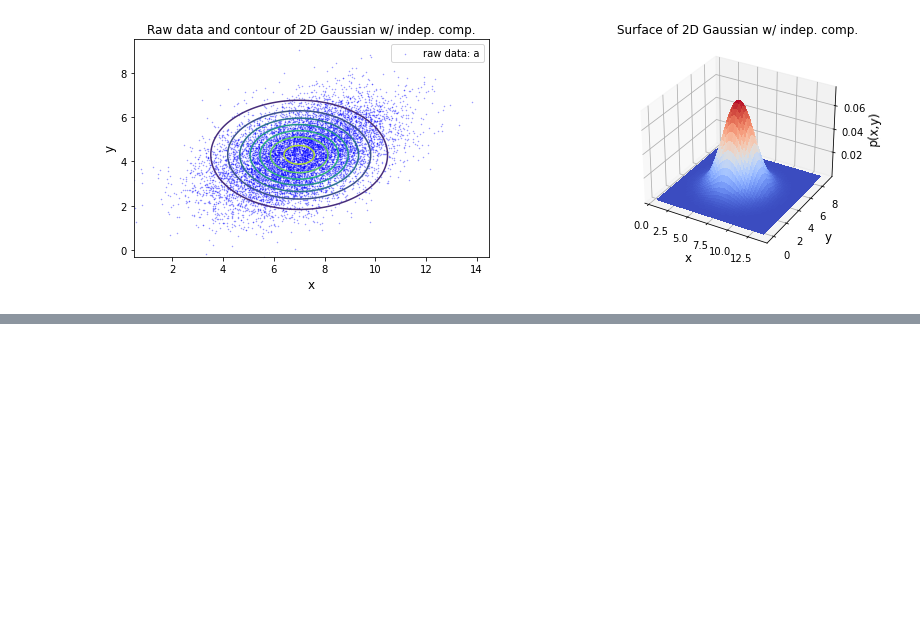
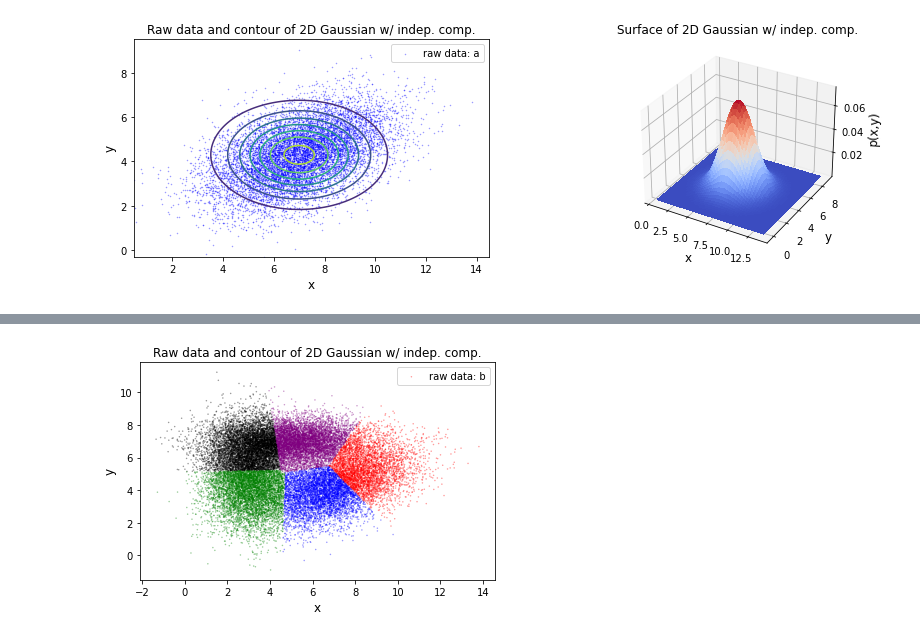
Before and after one commit to MarcoLandtHayen/exercises_patt_recog, a Jupyter notebook: notebooks/python/Practice_Sheet_4.ipynb, the cells around one changed output, grey strips where cells are left out. Cells and saved outputs as stored; diff of their text form; code cells hidden in the pictures; blank space fills up the shorter version.

```diff
--- a/notebooks/python/Practice_Sheet_4.ipynb
+++ b/notebooks/python/Practice_Sheet_4.ipynb
@@ -123,0 +316,45 @@ This type of distribution only works in case of statistically independent compon
+# %%
+## Convert labels into colors for visualizing the result:
+
+# Set desired color labels:
+color_labels = ['black', 'blue', 'red', 'green', 'purple']
+
+# Initialize storage for colors:
+colors = []
+
+# Loop over kmeans labels:
+for i in range(len(kmeans_model.labels_)):
+
+    # Loop over color labels:
+    for c in range(len(color_labels)):
+
+        # Match current label to color number:
+        if kmeans_model.labels_[i] == c:
+
+            # Append color label:
+            colors.append(color_labels[c])
+
+# convert colors to numpy array:
+colors = np.array(colors)
+# %%
+## Visualize cluster results:
+
+# Initialize plot:
+fig = plt.figure(figsize=(14,4))
+
+# Initialize first subplot:
+ax1 = fig.add_subplot(121)
+
+# Add scatterplot for raw data in data set b:
+ax1.scatter(x=b[:,0], y=b[:,1], c=colors, marker='.', s=1, alpha=0.4, label='raw data: b')
+
+# Add title, label axes and add legend:
+ax1.set_title('Raw data and contour of 2D Gaussian w/ indep. comp.', fontsize=12)
+ax1.set_xlabel('x', fontsize=12)
+ax1.set_ylabel('y', fontsize=12)
+ax1.legend()
+
+
+plt.show()
+# %% [output]
+[figure, added]
```
Also changed, not shown: parts of 18 cells of this notebook.
